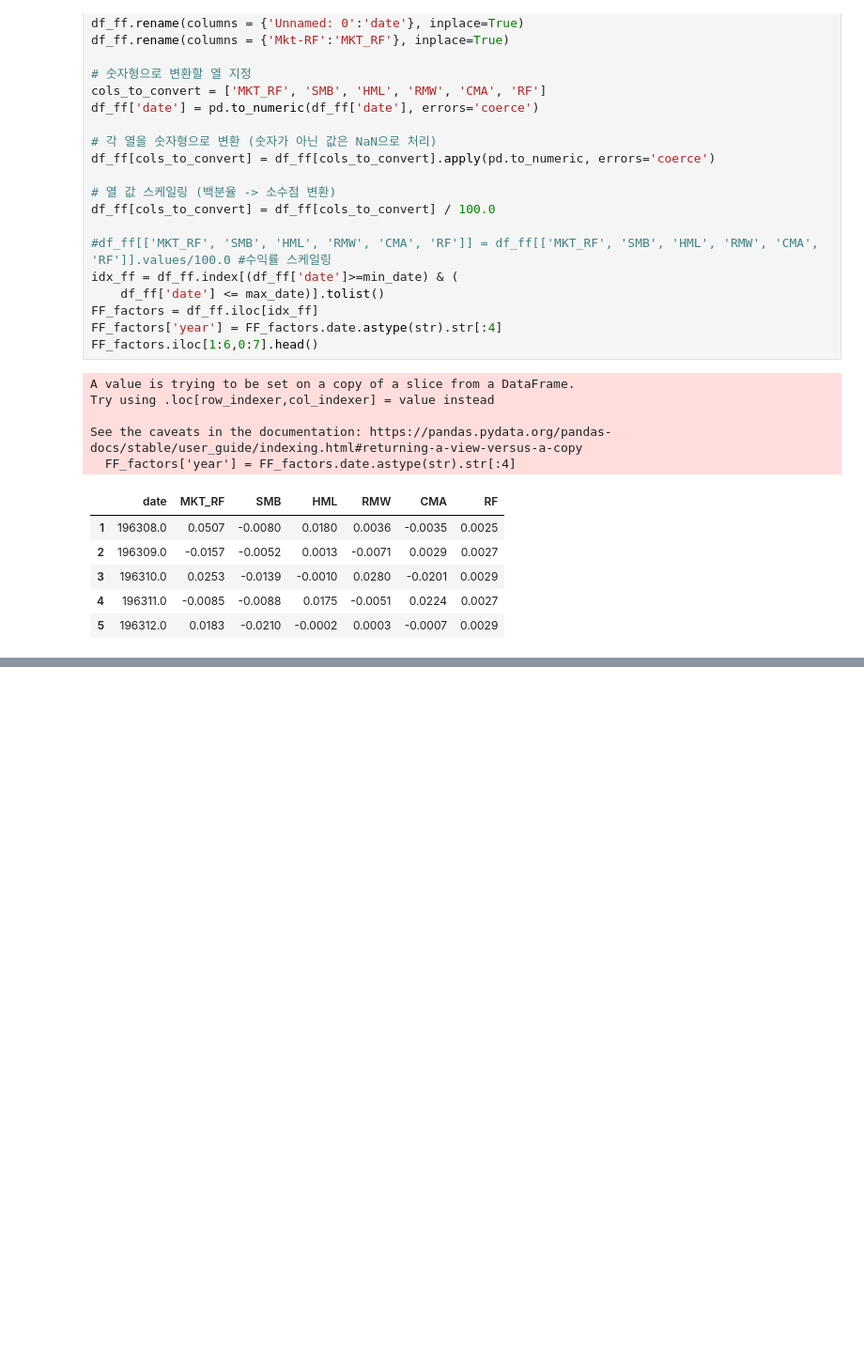
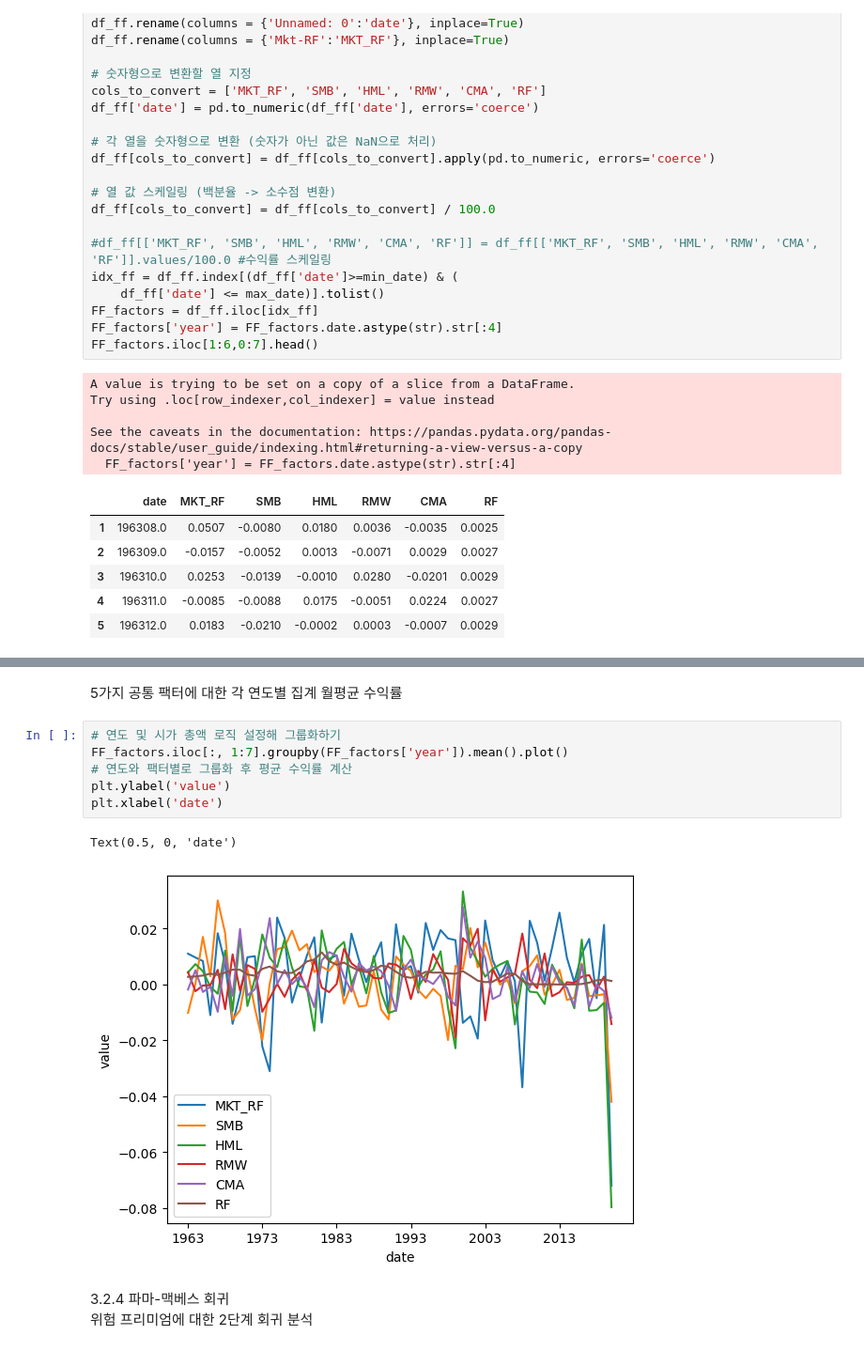
Before and after one commit to nomorebye/coding, a Jupyter notebook: ai3/chap1+3.ipynb, the cells around one changed output, grey strips where cells are left out. Shown at 94% size. Drawn from its saved outputs; the diff is of its cells as text; blank space fills up the shorter version.

```diff
--- a/ai3/chap1+3.ipynb
+++ b/ai3/chap1+3.ipynb
@@ -180,0 +190,14 @@ See the caveats in the documentation: https://pandas.pydata.org/pandas-docs/stab
+# %% [markdown]
+5가지 공통 팩터에 대한 각 연도별 집계 월평균 수익률
+# %%
+# 연도 및 시가 총액 로직 설정해 그룹화하기
+FF_factors.iloc[:, 1:7].groupby(FF_factors['year']).mean().plot()
+# 연도와 팩터별로 그룹화 후 평균 수익률 계산
+plt.ylabel('value')
+plt.xlabel('date')
+# %% [output]
+Text(0.5, 0, 'date')
+[figure, added]
+# %% [markdown]
+3.2.4 파마-맥베스 회귀
+위험 프리미엄에 대한 2단계 회귀 분석
```
Also changed, not shown: parts of 19 cells of this notebook.
